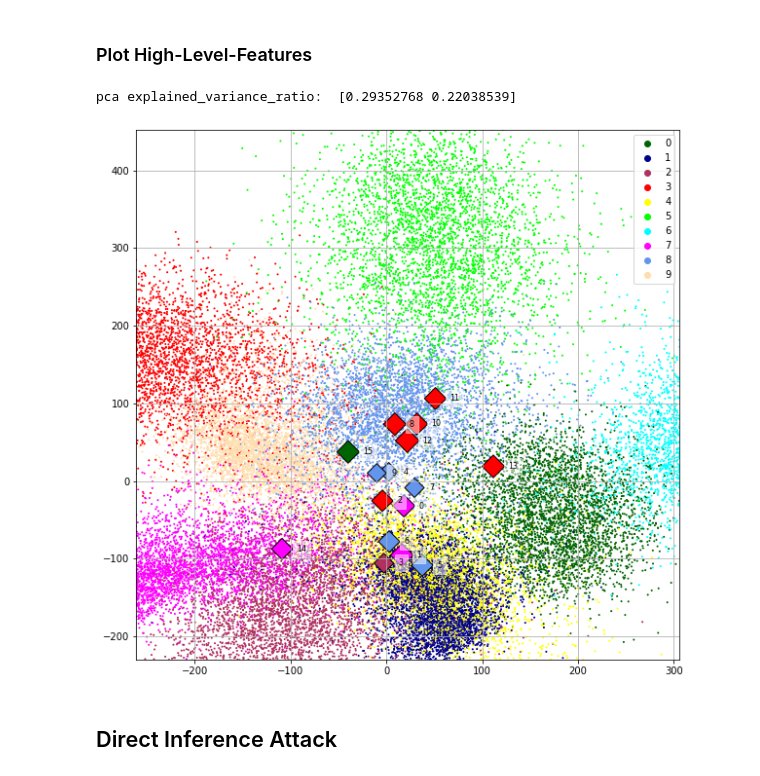
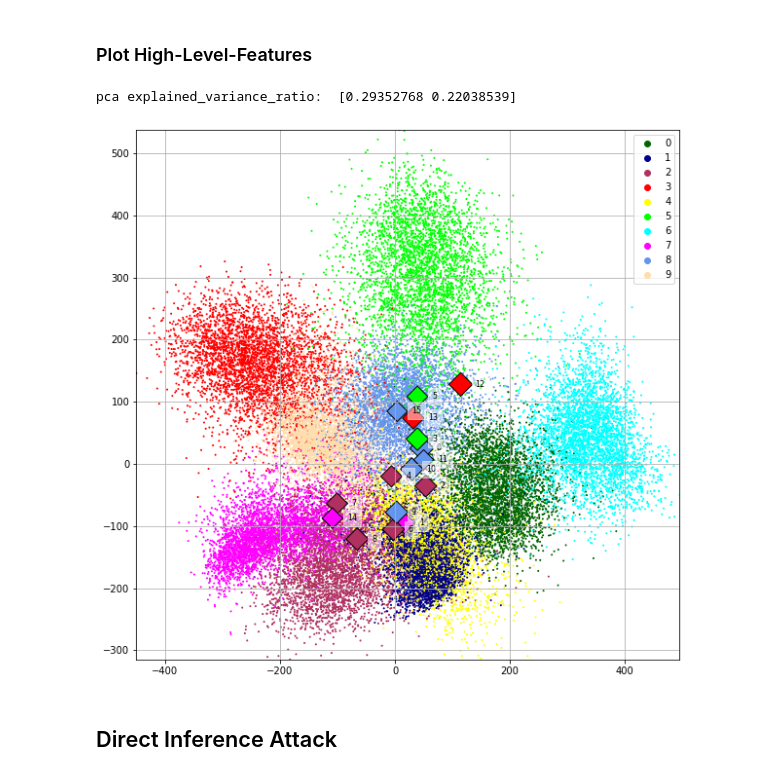
Before and after one commit to hallojs/nn_direct_mia, a Jupyter notebook: direct_mia.ipynb, the cells around one changed output. Drawn from its saved outputs; the diff is of its cells as text; code cells hidden in the pictures.

```diff
--- a/direct_mia.ipynb
+++ b/direct_mia.ipynb
@@ -244,11 +255,31 @@ display(Javascript('''google.colab.output.setIframeHeight(0, true,
                                                         {maxHeight: 5000})'''))
 
 # parameters for mnist, cosine
-neighbor_threshold = 0.1598
-probability_threshold = 0.1
+#neighbor_threshold = 0.1598
+#probability_threshold = 0.1
 
 # parameters for mnist, euclidean
 #neighbor_threshold = 138.5
+#probability_threshold = 0.1
+
+# parameters for mnist, cityblock
+#neighbor_threshold = 3533
+#probability_threshold = 0.1
+
+# parameters for mnist, correlation
+#neighbor_threshold = 0.166
+#probability_threshold = 0.1
+
+# parameters for mnist, chebyshev
+#neighbor_threshold = 12.8
+#probability_threshold = 0.1
+
+# parameters for mnist, canberra
+neighbor_threshold = 433
+probability_threshold = 0.1
+
+# parameters for mnist, braycurtis
+#neighbor_threshold = 0.3225
 #probability_threshold = 0.1
 
 # parameters for fashion, cosine
@@ -301,11 +333,11 @@ dist_colorscale = np.array(['#006400', '#00008b', '#b03060', '#ff0000',
 # %%
 mu.plot2D_high_level_features_target_plt(high_level_features_all,
                                          used_data, target_records,
                                          mean_distances_target, dist_colorscale,
-                                         zoom_x=-0.2, zoom_y=-0.1, annotate=True)
+                                         zoom_x=0, zoom_y=0, annotate=True)
 # %% [output]
 pca explained_variance_ratio:  [0.29352768 0.22038539]
-[figure, old version]
+[figure, new version]
 # %% [markdown]
 ## Direct Inference Attack
 # %%
```
Also changed, not shown: parts of 6 cells of this notebook, 1 other file.
